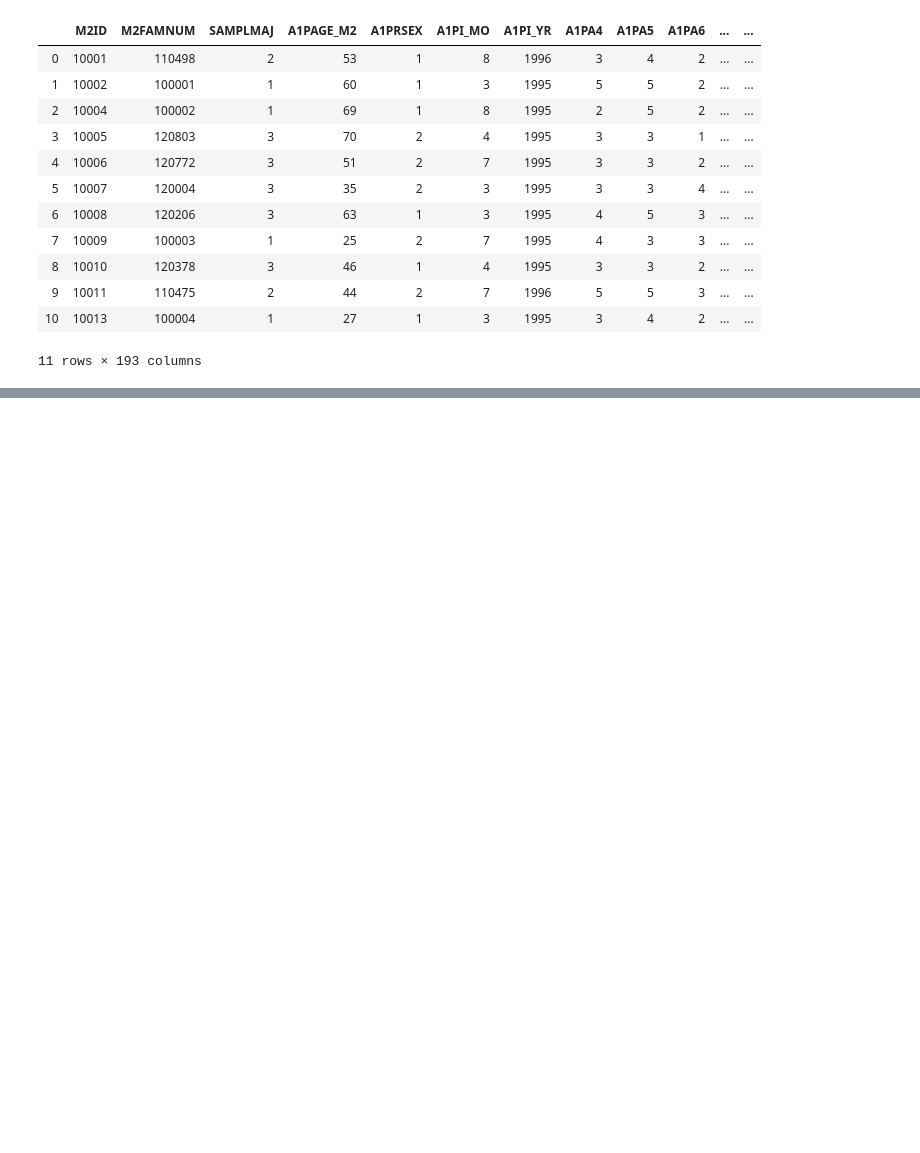
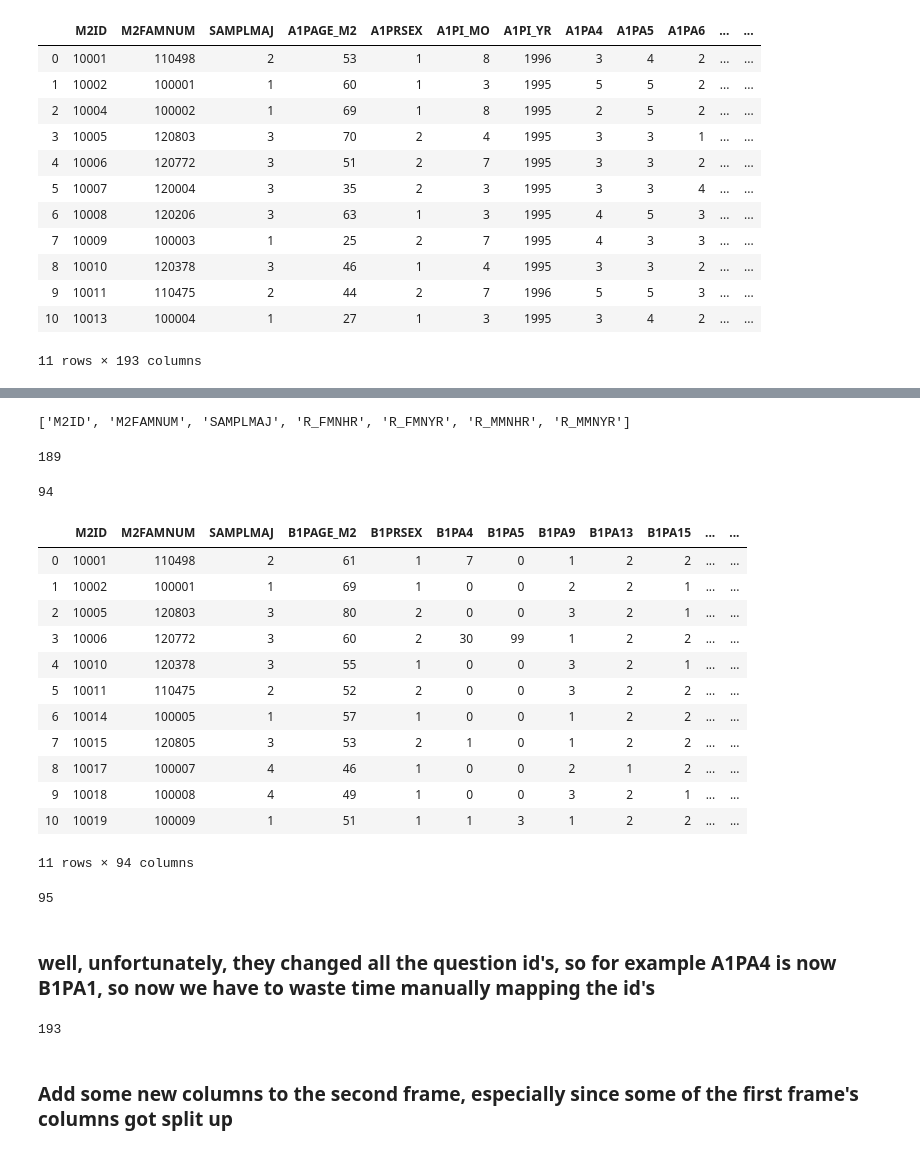
Before and after one commit to ebhtra/humanidata, a Jupyter notebook: DataFilter.ipynb, the cells around one changed output, grey strips where cells are left out. Cells and saved outputs as stored; diff of their text form; code cells hidden in the pictures; blank space fills up the shorter version.

```diff
--- a/DataFilter.ipynb
+++ b/DataFilter.ipynb
@@ -221,0 +267,3 @@ df.head(11)
+# %%
+df2 = pd.read_csv("../omdena/Humanity/MIDUS/ICPSR_04652/DS0001/04652-0001-Data.tsv", sep='\t')
+df2.shape
@@ -221,0 +291,2 @@ df.head(11)
+# %%
+feats2 = ['B'+f1[1:] if f1[0]=='A' else f1 for f1 in features]
@@ -221,0 +313,69 @@ df.head(11)
+# %%
+# did any of the old column names not get converted?
+[f for f in feats2 if f[0] != 'B']
+# %% [output]
+['M2ID', 'M2FAMNUM', 'SAMPLMAJ', 'R_FMNHR', 'R_FMNYR', 'R_MMNHR', 'R_MMNYR']
+# %%
+# remove the 'R' features
+feats2 = [f for f in feats2 if f[0] != 'R']
+len(feats2)
+# %% [output]
+189
+# %%
+# how many of the columns actually translated just by switching A to B?
+same_cols = [f for f in feats2 if f in df2.columns]
+len(same_cols)
+# %% [output]
+94
+# %%
+# so only half are easily findable
+df_same_cols = df2[same_cols]
+df_same_cols.head(11)
+# %% [output]
+|  | M2ID | M2FAMNUM | SAMPLMAJ | B1PAGE_M2 | B1PRSEX | B1PA4 | B1PA5 | B1PA9 | B1PA13 | B1PA15 | ... | ... |
+| 0 | 10001 | 110498 | 2 | 61 | 1 | 7 | 0 | 1 | 2 | 2 | ... | ... |
+| 1 | 10002 | 100001 | 1 | 69 | 1 | 0 | 0 | 2 | 2 | 1 | ... | ... |
+| 2 | 10005 | 120803 | 3 | 80 | 2 | 0 | 0 | 3 | 2 | 1 | ... | ... |
+| 3 | 10006 | 120772 | 3 | 60 | 2 | 30 | 99 | 1 | 2 | 2 | ... | ... |
+| 4 | 10010 | 120378 | 3 | 55 | 1 | 0 | 0 | 3 | 2 | 1 | ... | ... |
+| 5 | 10011 | 110475 | 2 | 52 | 2 | 0 | 0 | 3 | 2 | 2 | ... | ... |
+| 6 | 10014 | 100005 | 1 | 57 | 1 | 0 | 0 | 1 | 2 | 2 | ... | ... |
+| 7 | 10015 | 120805 | 3 | 53 | 2 | 1 | 0 | 1 | 2 | 2 | ... | ... |
+| 8 | 10017 | 100007 | 4 | 46 | 1 | 0 | 0 | 2 | 1 | 2 | ... | ... |
+| 9 | 10018 | 100008 | 4 | 49 | 1 | 0 | 0 | 3 | 2 | 1 | ... | ... |
+| 10 | 10019 | 100009 | 1 | 51 | 1 | 1 | 3 | 1 | 2 | 2 | ... | ... |
+11 rows × 94 columns
+# %%
+diff_cols = [f for f in feats2 if f not in df2.columns]
+len(diff_cols)
+# %% [output]
+95
+# %% [markdown]
+### well, unfortunately, they changed all the question id's, so for example A1PA4 is now B1PA1, so now we have to waste time manually mapping the id's
+# %%
+B_equivs = ['M2ID', 'M2FAMNUM', 'SAMPLMAJ', 'B1PAGE_M2', 'B1PRSEX', None, None, 'B1PA1', 'B1PA2', 'B1PA3', None,
+           None, 'B1PA9', 'B1PA11', 'B1PA24C', 'B1PA24D', 'B1PA25A', 'B1PA27', None, 'B1PA37', 'B1PA38A',
+            'B1PA38B', 'B1PA39', 'B1PA40', 'B1PA41', 'B1PA42', 'B1PA49', None, None, 'B1PA54', 'B1PA55',
+           None, 'B1PA60', 'B1PA61', 'B1PA83', 'B1PA84', 'B1PA88A', 'B1PA88D', 'B1PB1', 'B1PB3A', 'B1PB3B',
+           'B1POCC', 'B1PIND', 'B1POCMAJ', 'B1PINDMJ', 'B1PTSEI', 'B1PTEARN', 'B1PTEDU', None, None, None,
+           None, 'B1PB12', 'B1PB12A', 'B1PB19', 'B1PB20', 'B1PB33', 'B1PB34A', 'B1POCCS', 'B1PINDS', 'B1PSOCMJ',
+           'B1PSINMJ', 'B1PTSEIS', None, None, 'B1PG1', 'B1PG2', 'B1PG3', 'B1PG4', 'B1PG5', 'B1PG5A',
+           'B1PG6', 'B1PG7', 'B1PG8', 'B1PG9', 'B1SA1', 'B1SA2', 'B1SA3', 'B1SA4', 'B1SA5', 'B1SA6A',
+           'B1SA6B', 'B1SA6C', 'B1SA6D', 'B1SA8A', 'B1SA9E', 'B1SA11S', 'B1SA11T', 'B1SA11U', 'B1SA11V', 'B1SA11W',
+           'B1SA11X', 'B1SA11Y', 'B1SA11Z', 'B1SA11AA', 'B1SA11BB', 'B1SA11CC', 'B1SCHRON', 'B1SRXMED', 'B1SSPLMN', 'B1SPOSAF',
+           'B1SNEGAF', 'B1SA30E', 'B1SA30F', None, 'B1SA31E', 'B1SA31F', None, None, 'B1SA38', 'B1SA39',
+           'B1SA40', None, None, 'B1SE1X', 'B1SE1F', 'B1SE1OO', 'B1SE1H', 'B1SE1DD', 'B1SE1J', 'B1SE1E',
+           'B1SE1B', 'B1SE1T', 'B1SE1QQ', 'B1SE1AA', 'B1SE1I', 'B1SE1BB', 'B1SE1GG', 'B1SE1M', None, 'B1SE1S',
+           'B1SE1KK', 'B1SE4A', 'B1SE4B', 'B1SE4C', 'B1SE4D', 'B1SE4E', 'B1SE4F', 'B1SE4G', None, None,
+           'B1SE1CC', None, 'B1SPERSI', 'B1SCHANG', 'B1SREAPP', 'B1SDIREC', 'B1STODAY', 'B1SFORSG', 'B1SINSGH', 'B1SSUFFI',
+           None, None, None, None, None, 'B1SF21', 'B1SF22', 'B1SF24', 'B1SGENER', 'B1SSWBSC',
+           'B1SHOMET', 'B1SFAMSO', 'B1SKINPO', 'B1SKINNE', 'B1SFDSOL', 'B1SFDSPO', 'B1SFDSNE', 'B1SL1', 'B1SL2', 'B1SL3',
+           'B1SL4', 'B1SL5', 'B1SSPSOL','B1SSPEMP', 'B1SSPCRI', 'B1SL18', 'B1SL19', 'B1SM1', 'B1SM2', 'B1SM3',
+           'B1SM4', 'B1SM5', 'B1SM7', 'B1SM6', 'B1SM8', 'B1SN1A', 'B1SN2A', 'B1SN2B', None, None,
+           'B1PF7A', 'B1SN2H'
+           ]
+len(B_equivs)
+# %% [output]
+193
+# %% [markdown]
+### Add some new columns to the second frame, especially since some of the first frame's columns got split up
```
Also changed, not shown: parts of 28 cells of this notebook, 4 other files.
